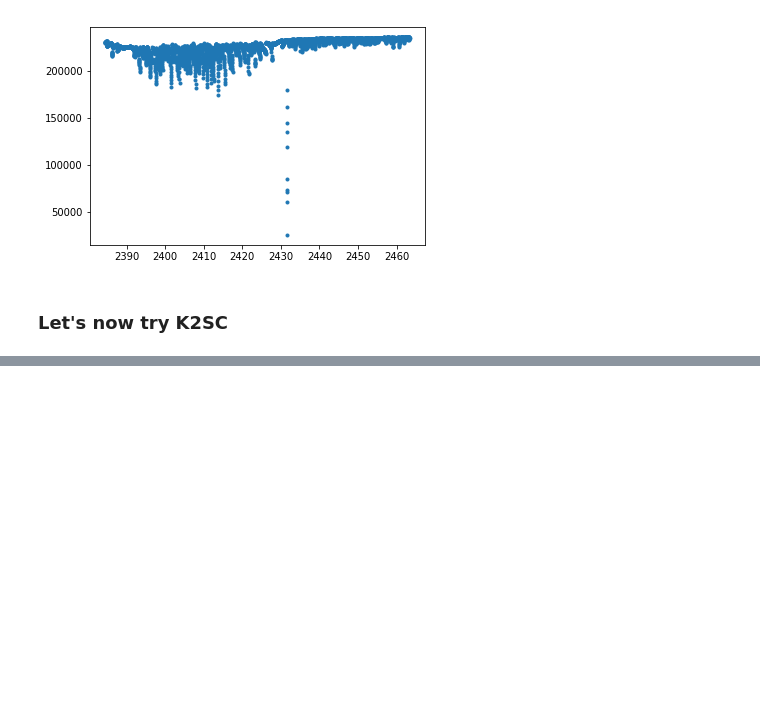
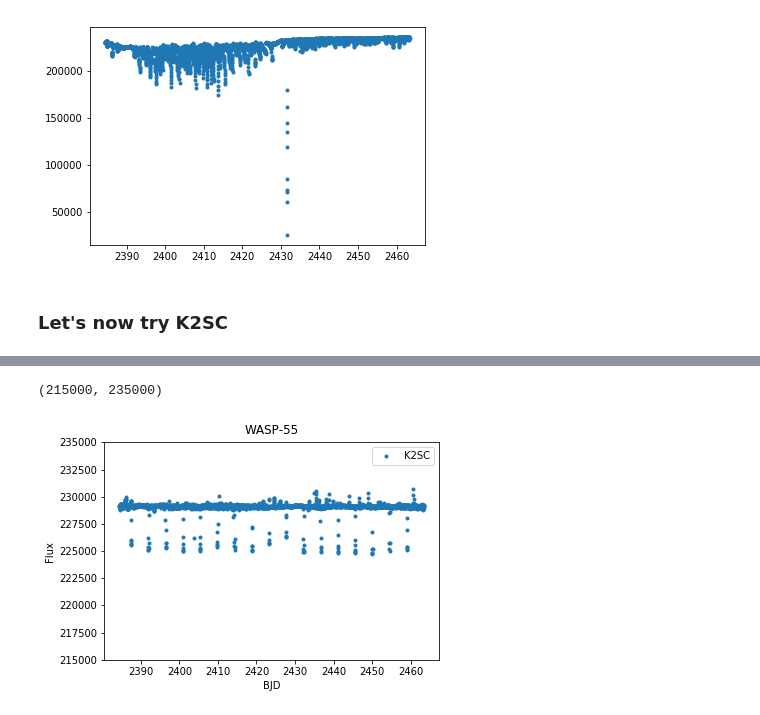
Before and after one commit to OxES/k2sc, a Jupyter notebook: notebooks/lightkurve.ipynb, the cells around one changed output, grey strips where cells are left out. Drawn from its saved outputs; the diff is of its cells as text; code cells hidden in the pictures; blank space fills up the shorter version.

```diff
--- a/notebooks/lightkurve.ipynb
+++ b/notebooks/lightkurve.ipynb
@@ -70,0 +73,10 @@ Text(0.5,1.01,'WASP-55')
+# %%
+plt.plot(lc.time,lc.corr_flux-lc.tr_time + np.nanmedian(lc.tr_time),'.',label="K2SC")
+plt.legend()
+plt.xlabel('BJD')
+plt.ylabel('Flux')
+plt.title('WASP-55',y=1.01)
+plt.ylim(215000,235000)
+# %% [output]
+(215000, 235000)
+[figure, added]
```
Also changed, not shown: parts of 3 cells of this notebook.
